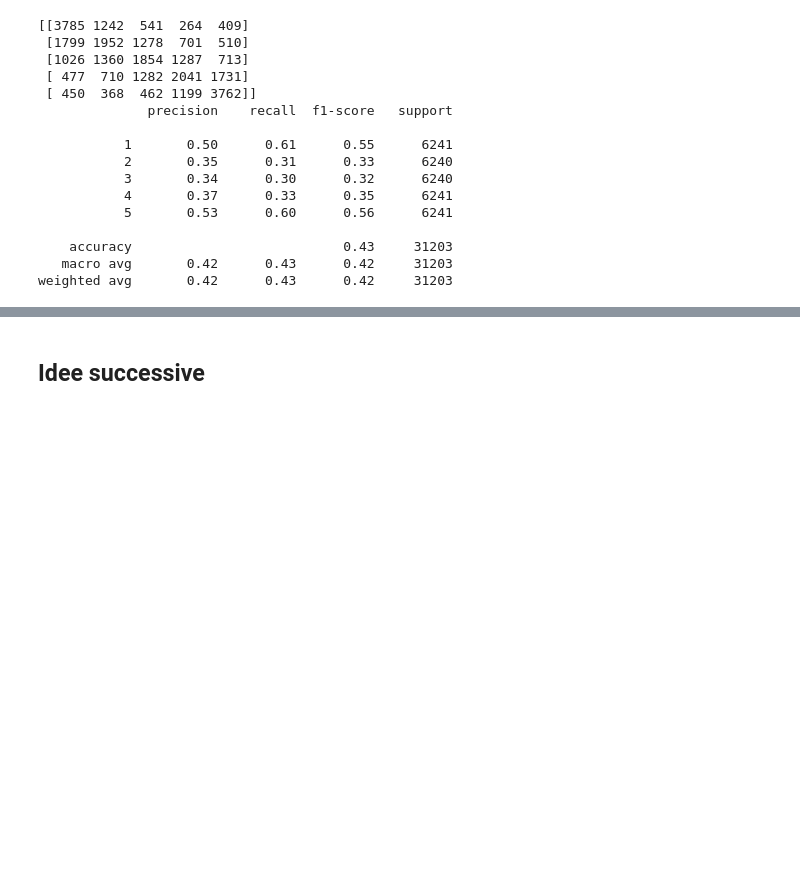
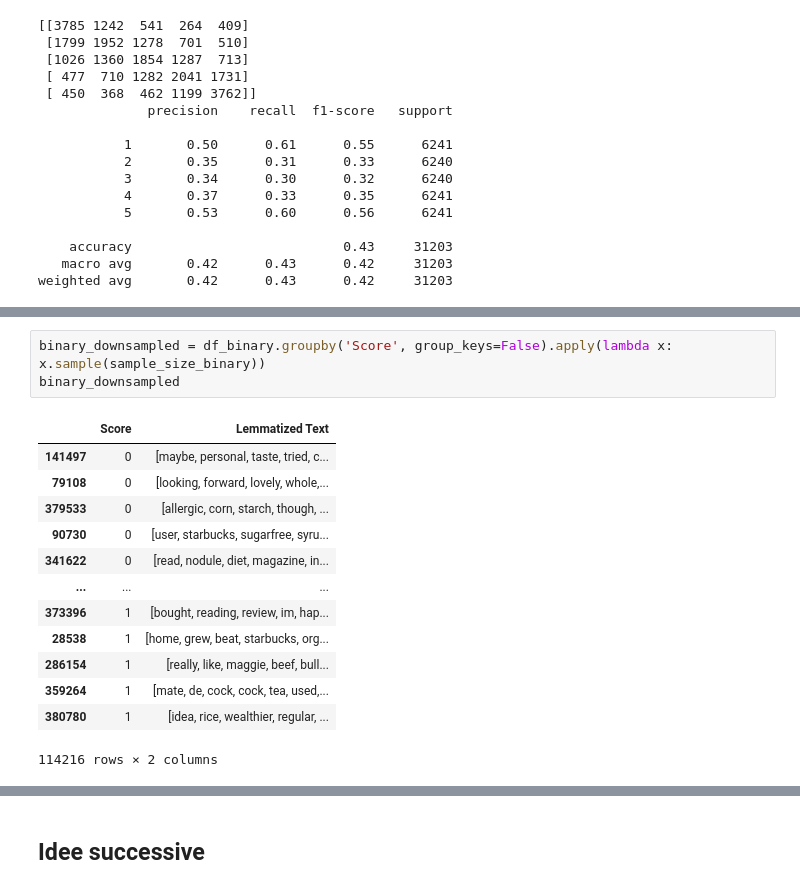
Before and after one commit to rmarconzini/amazon-fine-food-reviews-classification-clustering, a Jupyter notebook: Classification.ipynb, the cells around one changed output, grey strips where cells are left out. Cells and saved outputs as stored; diff of their text form; blank space fills up the shorter version.

```diff
--- a/Classification.ipynb
+++ b/Classification.ipynb
@@ -507,0 +538,17 @@ weighted avg       0.42      0.43      0.42     31203
+# %%
+binary_downsampled = df_binary.groupby('Score', group_keys=False).apply(lambda x: x.sample(sample_size_binary))
+binary_downsampled
+# %% [output]
+|  | Score | Lemmatized Text |
+| 141497 | 0 | [maybe, personal, taste, tried, c... |
+| 79108 | 0 | [looking, forward, lovely, whole,... |
+| 379533 | 0 | [allergic, corn, starch, though, ... |
+| 90730 | 0 | [user, starbucks, sugarfree, syru... |
+| 341622 | 0 | [read, nodule, diet, magazine, in... |
+| ... | ... | ... |
+| 373396 | 1 | [bought, reading, review, im, hap... |
+| 28538 | 1 | [home, grew, beat, starbucks, org... |
+| 286154 | 1 | [really, like, maggie, beef, bull... |
+| 359264 | 1 | [mate, de, cock, cock, tea, used,... |
+| 380780 | 1 | [idea, rice, wealthier, regular, ... |
+114216 rows × 2 columns
```
Also changed, not shown: parts of 33 cells of this notebook.
